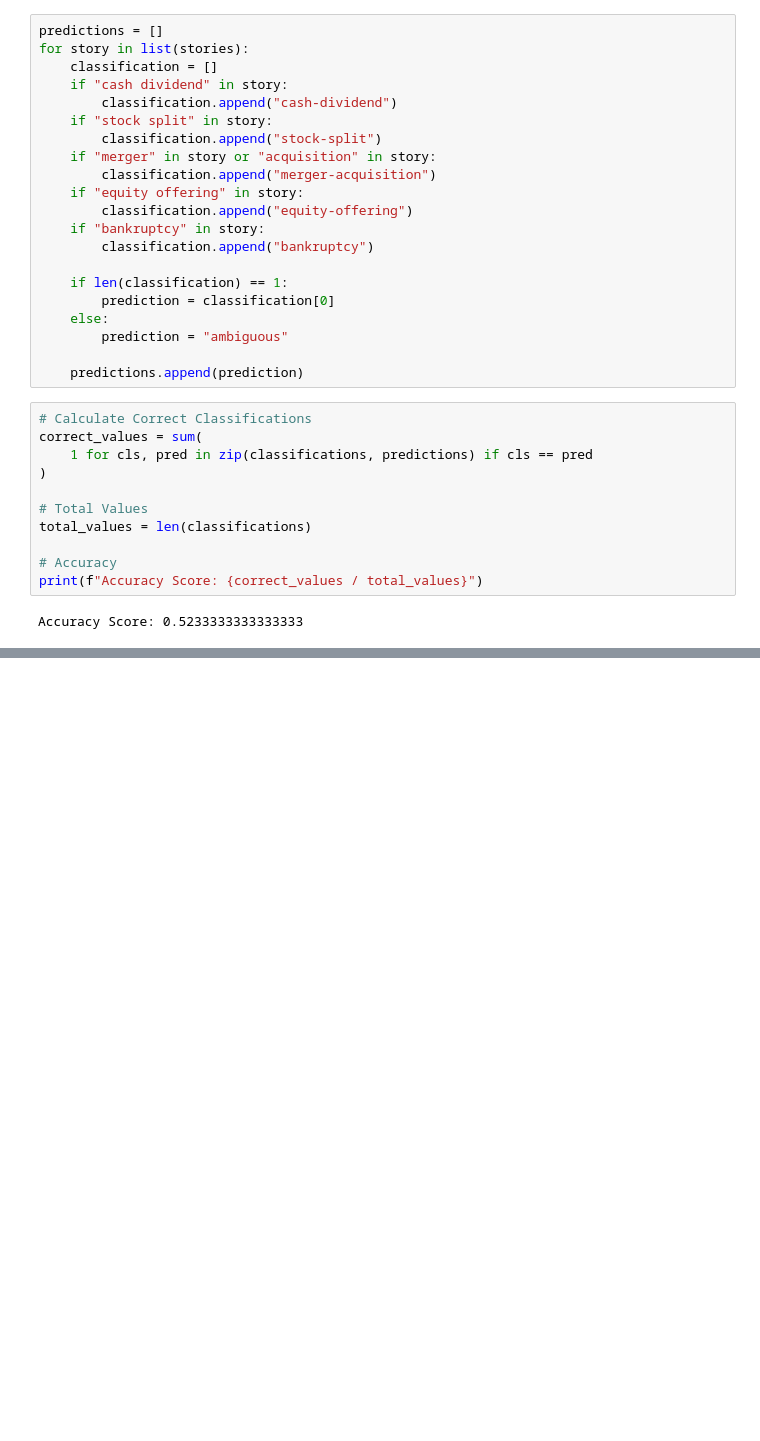
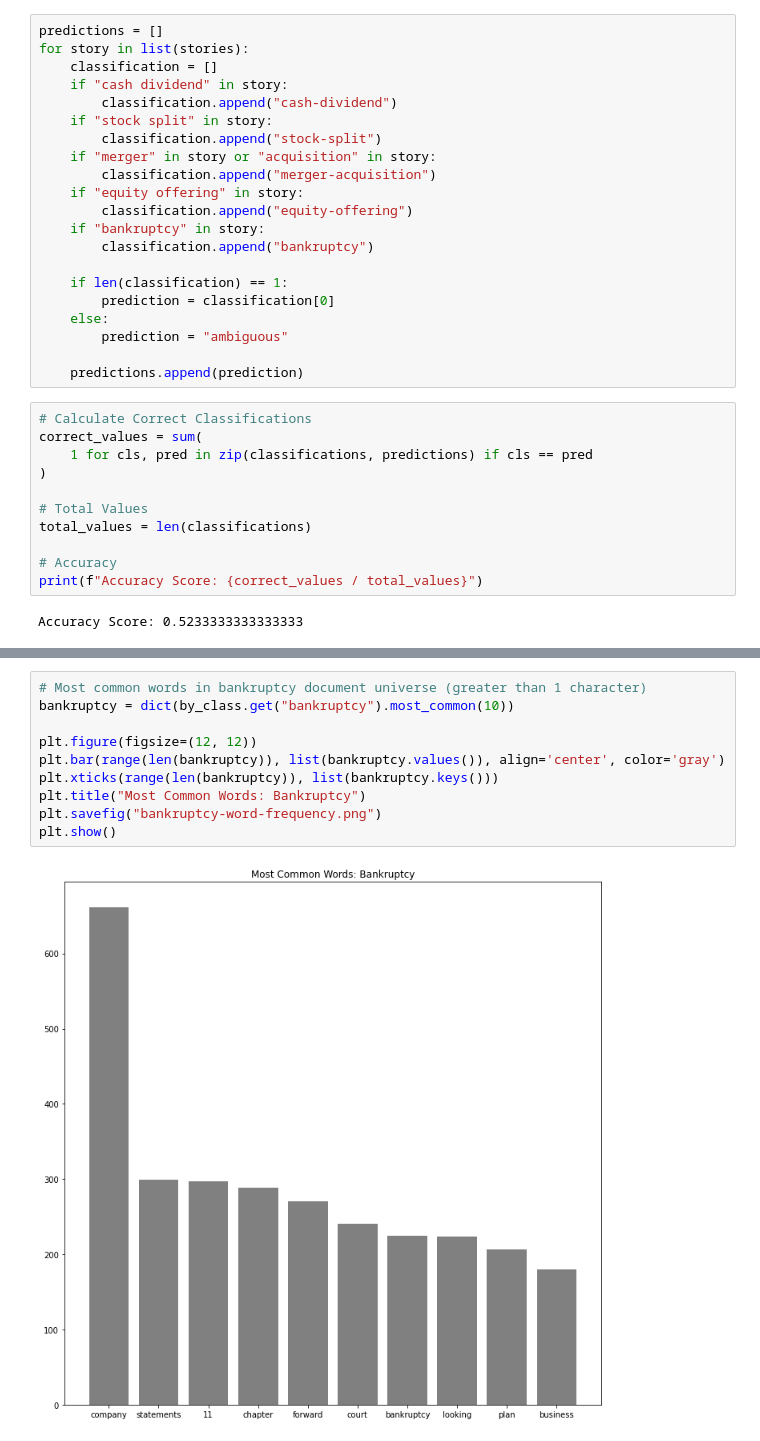
Before and after one commit to leonkozlowski/baseline, a Jupyter notebook: baseline/words.ipynb, the cells around one changed output, grey strips where cells are left out. Saved outputs shown, nothing was run; the diff lists cells and outputs as text; blank space fills up the shorter version.

```diff
--- a/baseline/words.ipynb
+++ b/baseline/words.ipynb
@@ -48,0 +126,12 @@ Accuracy Score: 0.5233333333333333
+# %%
+# Most common words in bankruptcy document universe (greater than 1 character)
+bankruptcy = dict(by_class.get("bankruptcy").most_common(10))
+
+plt.figure(figsize=(12, 12))
+plt.bar(range(len(bankruptcy)), list(bankruptcy.values()), align='center', color='gray')
+plt.xticks(range(len(bankruptcy)), list(bankruptcy.keys()))
+plt.title("Most Common Words: Bankruptcy")
+plt.savefig("bankruptcy-word-frequency.png")
+plt.show()
+# %% [output]
+[figure, added]
```
Also changed, not shown: parts of 10 cells of this notebook, 4 other files.
